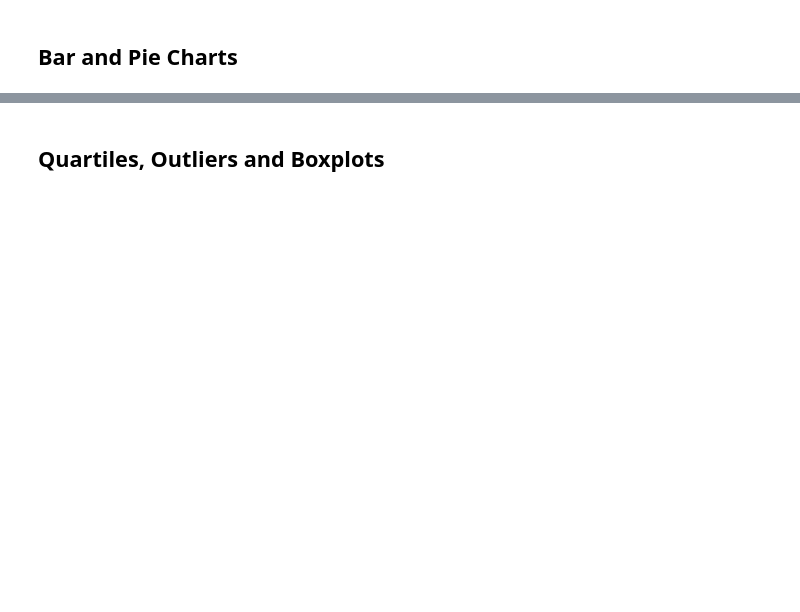
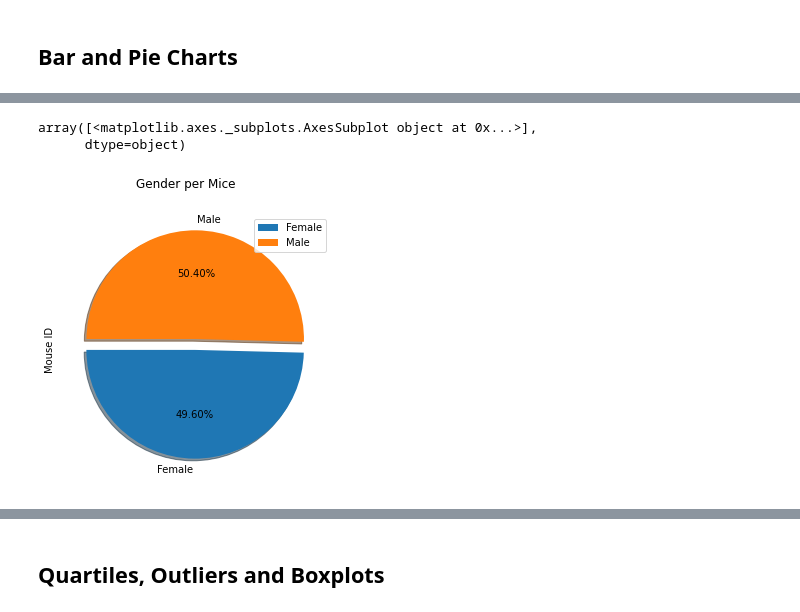
Before and after one commit to andresocorro/matplotlib-challenge, a Jupyter notebook: Pymaceuticals/pymaceuticals_starter.ipynb, the cells around one changed output, grey strips where cells are left out. Saved outputs shown, nothing was run; the diff lists cells and outputs as text; code cells hidden in the pictures; blank space fills up the shorter version.

```diff
--- a/Pymaceuticals/pymaceuticals_starter.ipynb
+++ b/Pymaceuticals/pymaceuticals_starter.ipynb
@@ -178 +197,14 @@ summary_stats
+# %%
+# Generate a pie plot showing the distribution of female versus male mice using pandas
+
+grouped_gender = cleaned_df.groupby('Sex')
+gender_series = grouped_gender['Mouse ID'].nunique()
+
+gender_series = pd.DataFrame(gender_series)
+
+gender_series.plot(kind="pie", figsize=(10,5), title="Gender per Mice", shadow=True, autopct= "%1.2f%%",startangle=180, subplots=True, explode=[0,.1])
+# %% [output]
+array([<matplotlib.axes._subplots.AxesSubplot object at 0x...>],
+      dtype=object)
+[figure, added]
 # %%
```
Also changed, not shown: parts of 7 cells of this notebook.
